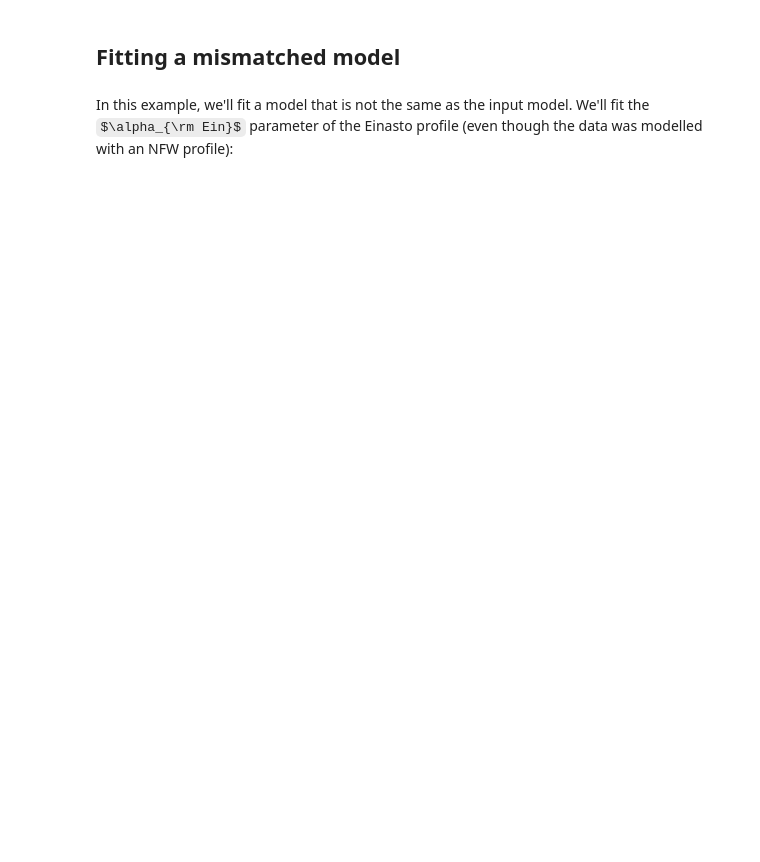
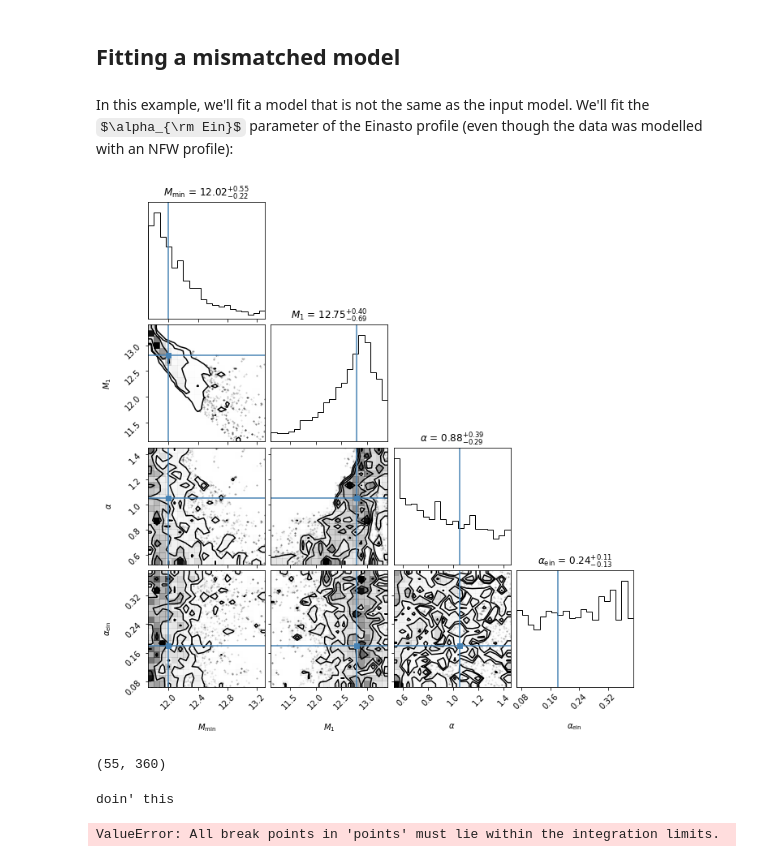
Before and after one commit to halomod/halomod, a Jupyter notebook: docs/examples/fitting.ipynb, the cells around one changed output. Drawn from its saved outputs; the diff is of its cells as text; code cells hidden in the pictures; some formulas as TeX source; blank space fills up the shorter version.

```diff
--- a/docs/examples/fitting.ipynb
+++ b/docs/examples/fitting.ipynb
@@ -237,31 +254,68 @@ sampler_cosmo.run_mcmc(initialpos, nsteps=1000, progress=True);
 ## Fitting a mismatched model
 # %% [markdown]
 In this example, we'll fit a model that is not the same as the input model. We'll fit the $\alpha_{\rm Ein}$ parameter of the Einasto profile (even though the data was modelled with an NFW profile):
+# %%
+model_ein = model.clone()
+model_ein.halo_profile_model = "Einasto"
 # %%
 backend_ein = emcee.backends.HDFBackend('sampler_ein.h5')
+
+
 # backend.reset(nwalkers, ndim)
 sampler_ein = emcee.EnsembleSampler(
     nwalkers = 100,
-    ndim = 5,
+    ndim = 4,
     log_prob_fn = log_prob,
     kwargs = {
         'param_names': ['hod_params.M_min', 'hod_params.M_1', 'hod_params.alpha', 'halo_profile_params.alpha'],
-        'data': mock_data,
-        'model': model,
+        'data': (mock_data, mock_ngal),
+        'model': model_ein,
         'derived': ['satellite_fraction', 'mean_tracer_den', 'corr_auto_tracer'],
         'bounds':{"hod_params.M_min": (10, 14), 'hod_params.M_1': (10, 15),
                   'hod_params.alpha': (0.5, 1.5),
                   'halo_profile_params.alpha': (0.05, 0.4),}
     },
     backend=backend_ein,
-    pool = Pool(6),
+    pool = Pool(30),
+    blobs_dtype=blobs_dtype,
 )
 # %%
 initialpos = np.array([
     fiducial_model.hod.params['M_min'],
     fiducial_model.hod.params['M_1'],
     fiducial_model.hod.params['alpha'],
-    fiducial_model.halo_profile.params['alpha']
+    model_ein.halo_profile.params['alpha']
 ]) + 1e-4 * np.random.normal(size=(sampler_ein.nwalkers, sampler_ein.ndim))
 # %%
 sampler_ein.run_mcmc(initialpos, nsteps=1000, progress=True);
+# %%
+flatchain = sampler_ein.get_chain(discard=500, thin=5, flat=True)
+# %%
+corner.corner(
+    flatchain,
+    labels=[r'$M_{\rm min}$', '$M_1$', r'$\alpha$', r'$\alpha_{\rm ein}$'],
+    truths=[12.0, 12.8, 1.05, model_ein.halo_profile.params['alpha']],
+    show_titles=True,
+    range=[0.93, 0.93, 0.93, 0.93]
+);
+# %% [output]
+[figure, added]
+# %%
+model_ein.halo_profile_rho.shape
+# %% [output]
+(55, 360)
+# %%
+rhos = []
+corrs = []
+for a in np.linspace(0.08, 0.4, 20):
+    model_ein.update(halo_profile_params={"alpha": a})
+
+    rhos.append(model_ein.halo_profile_rho[:, 200])
+    corrs.append(model_ein.corr_auto_tracer)
+    plt.plot(model_ein._r_table, models[-1])
+
+plt.yscale('log')
+plt.xscale('log')
+# %% [output]
+doin' this
+ValueError: All break points in 'points' must lie within the integration limits.
```
Also changed, not shown: parts of 16 cells of this notebook.
